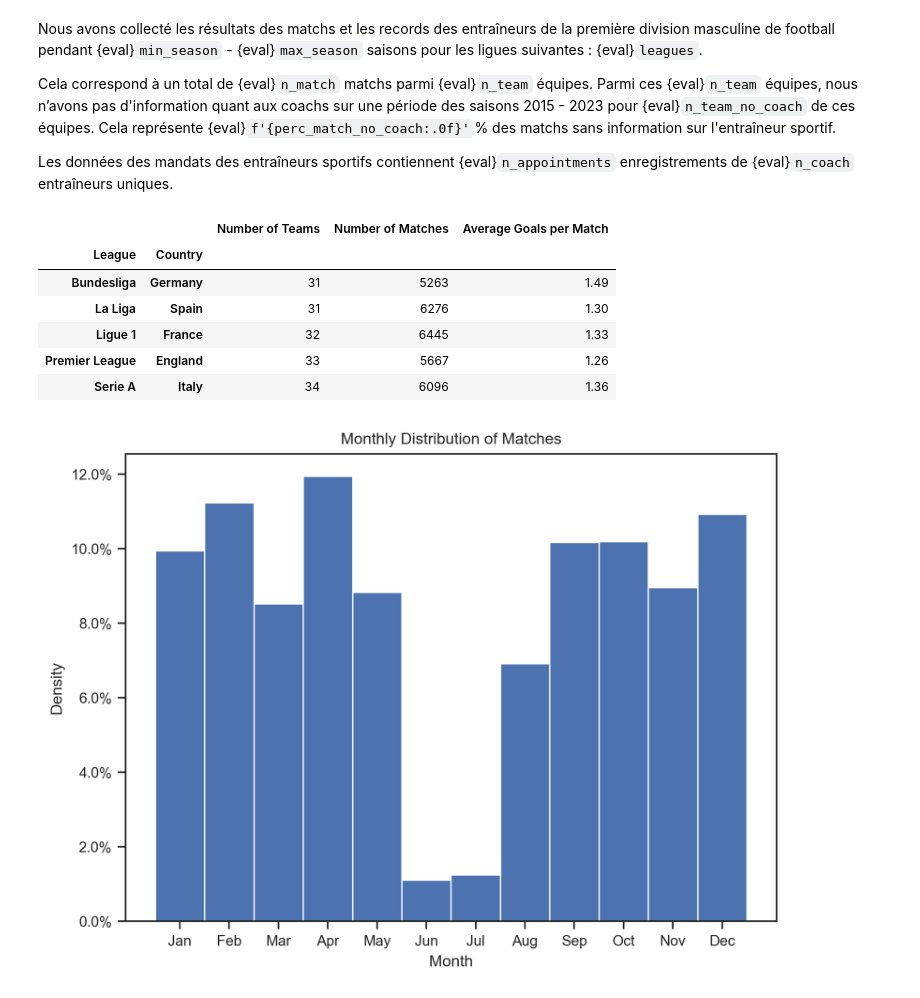
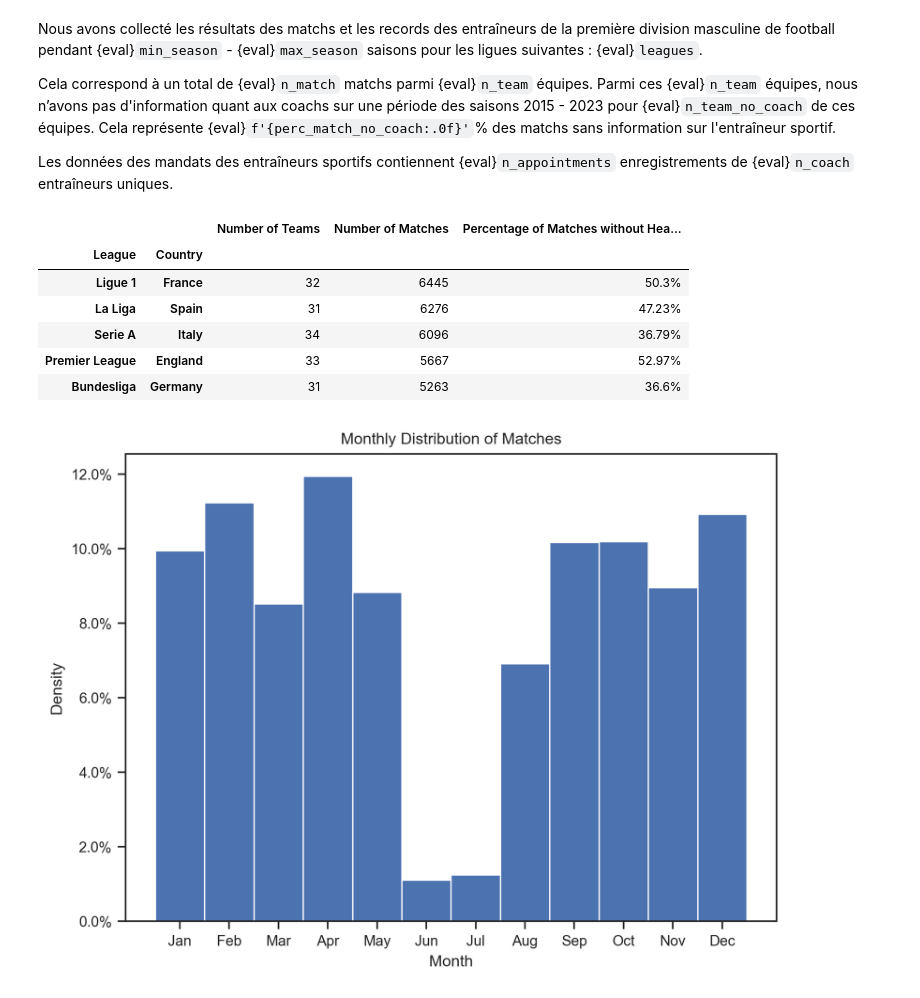
Before and after one commit to mathisdrn/head_coach_dismissal, a Jupyter notebook: src/02 Exploratory data analysis.ipynb, the cells around one changed output. Saved outputs shown, nothing was run; the diff lists cells and outputs as text; code cells hidden in the pictures.

```diff
--- a/src/02 Exploratory data analysis.ipynb
+++ b/src/02 Exploratory data analysis.ipynb
@@ -46,25 +46,24 @@ Les données des mandats des entraîneurs sportifs contiennent {eval}`n_appointm
 # %%
 #| label: data_summary
 
 match_summary = match_results.groupby(['League', 'Country']).agg(
     {
         'Team' : 'nunique',
         'Date' : 'size',
-        'Goals' : 'mean'
+        'HeadCoach': lambda x: str(round((x.isnull().sum() / len(x)) * 100, 2)) + '%'
     }
 )
 
-match_summary['Goals'] = match_summary['Goals'].round(2)
-match_summary.columns = ['Number of Teams', 'Number of Matches', 'Average Goals per Match']
-match_summary
+match_summary.columns = ['Number of Teams', 'Number of Matches', 'Percentage of Matches without Head Coach']
+match_summary.sort_values(by = 'Number of Matches', ascending = False)
 # %% [output]
-|  |  | Number of Teams | Number of Matches | Average Goals per Match |
+|  |  | Number of Teams | Number of Matches | Percentage of Matches without Hea... |
 | League | Country |  |  |  |
-| Bundesliga | Germany | 31 | 5263 | 1.49 |
-| La Liga | Spain | 31 | 6276 | 1.30 |
-| Ligue 1 | France | 32 | 6445 | 1.33 |
-| Premier League | England | 33 | 5667 | 1.26 |
-| Serie A | Italy | 34 | 6096 | 1.36 |
+| Ligue 1 | France | 32 | 6445 | 50.3% |
+| La Liga | Spain | 31 | 6276 | 47.23% |
+| Serie A | Italy | 34 | 6096 | 36.79% |
+| Premier League | England | 33 | 5667 | 52.97% |
+| Bundesliga | Germany | 31 | 5263 | 36.6% |
 # %%
 #| label: match_distribution
 
```
Also changed, not shown: 4 other files.
